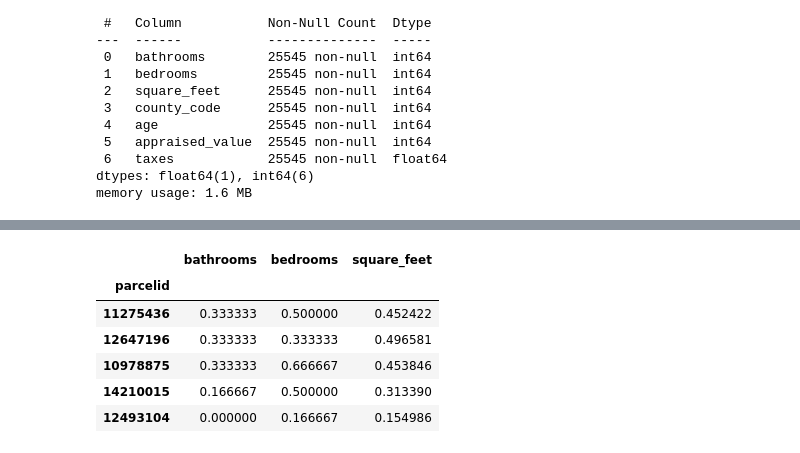
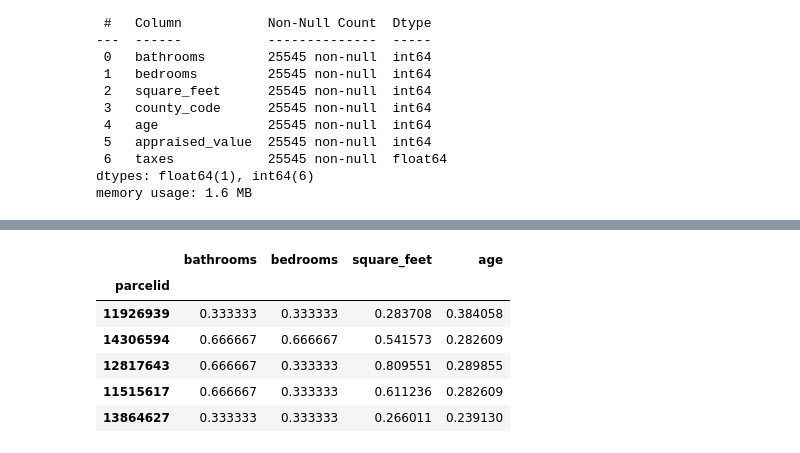
Before and after one commit to chadallen210/zillow-regression-project, a Jupyter notebook: workbook.ipynb, the cells around one changed output, grey strips where cells are left out. Cells and saved outputs as stored; diff of their text form; code cells hidden in the pictures.

```diff
--- a/workbook.ipynb
+++ b/workbook.ipynb
@@ -468,0 +458,5 @@ Name: bedrooms, dtype: int64
+# %%
+# calculate upper and lower bounds
+upperbd = q3bd + (1.5 * iqrbd)
+lowerbd = q1bd - (1.5 * iqrbd)
+upperbd, lowerbd
@@ -469,3 +482,7 @@ Name: bedrooms, dtype: int64
+# %%
+# remove outliers if below or above the bounds (removed 487 records)
+df = df[df.bedrooms > lowerbd]
+df = df[df.bedrooms < upperbd]
 # %%
 # last check
 df.info()
@@ -487,5 +504,5 @@ memory usage: 1.6 MB
 # %%
-# going to drop columns not needed for prject goals
-mvp_df = df.drop(columns=['county_code', 'age', 'taxes'])
+# going to drop columns not needed for project goals
+mvp_df = df.drop(columns=['county_code', 'taxes'])
 mvp_df.head()
 # %% [output]
@@ -499,4 +516,4 @@ mvp_df.head()
 # %%
-train, validate, test, X_train, y_train, X_validate, y_validate, X_test, y_test = untitled.split_zillow(mvp_df, 'appraised_value')
+train, validate, test, X_train, y_train, X_validate, y_validate, X_test, y_test = prepare.split_zillow(mvp_df, 'appraised_value')
 train.shape, validate.shape, test.shape
 # %% [output]
@@ -514,11 +531,11 @@ train.head()
 # %%
-scaler, X_train_scaled, X_validate_scaled, X_test_scaled = untitled.Min_Max_Scaler(X_train, X_validate, X_test)
+scaler, X_train_scaled, X_validate_scaled, X_test_scaled = prepare.Min_Max_Scaler(X_train, X_validate, X_test)
 X_train_scaled.head()
 # %% [output]
-|  | bathrooms | bedrooms | square_feet |
-| parcelid |  |  |  |
-| 11275436 | 0.333333 | 0.500000 | 0.452422 |
-| 12647196 | 0.333333 | 0.333333 | 0.496581 |
-| 10978875 | 0.333333 | 0.666667 | 0.453846 |
-| 14210015 | 0.166667 | 0.500000 | 0.313390 |
-| 12493104 | 0.000000 | 0.166667 | 0.154986 |
+|  | bathrooms | bedrooms | square_feet | age |
+| parcelid |  |  |  |  |
+| 11926939 | 0.333333 | 0.333333 | 0.283708 | 0.384058 |
+| 14306594 | 0.666667 | 0.666667 | 0.541573 | 0.282609 |
+| 12817643 | 0.666667 | 0.333333 | 0.809551 | 0.289855 |
+| 11515617 | 0.666667 | 0.333333 | 0.611236 | 0.282609 |
+| 13864627 | 0.333333 | 0.333333 | 0.266011 | 0.239130 |
```
Also changed, not shown: parts of 53 cells of this notebook.
